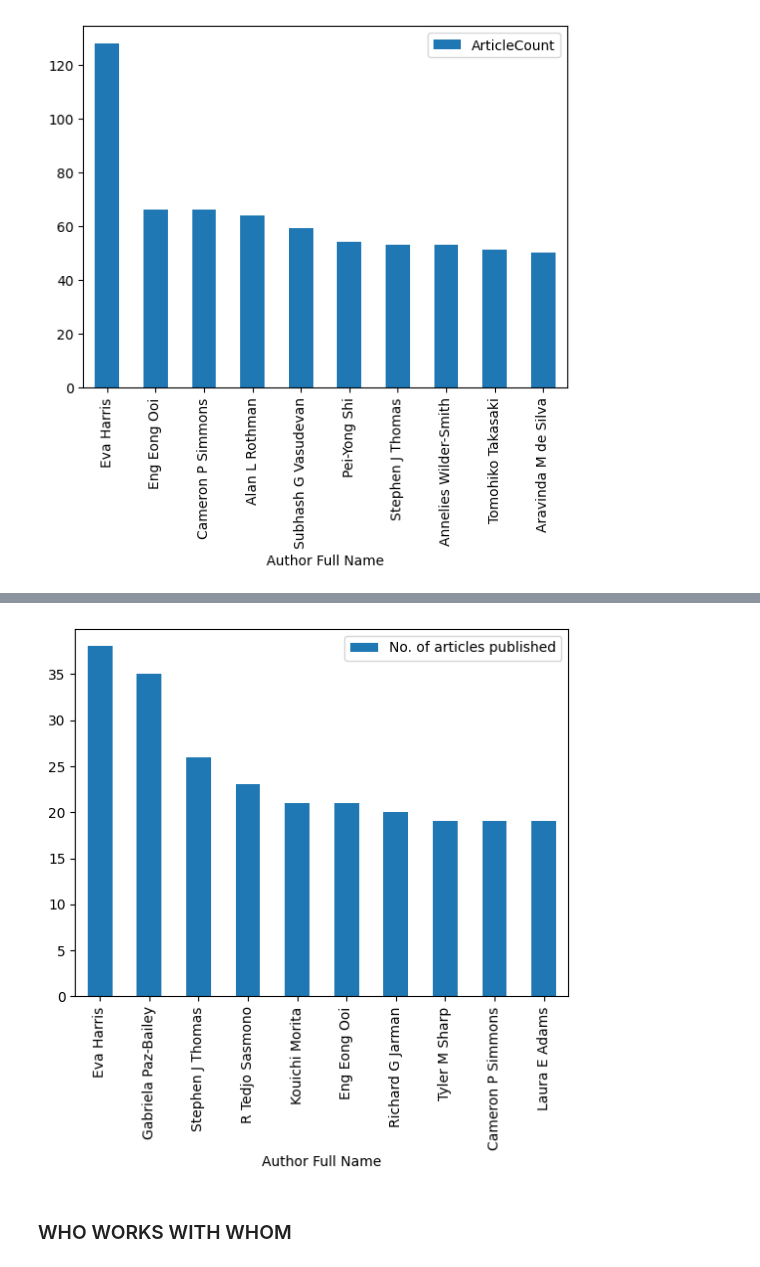
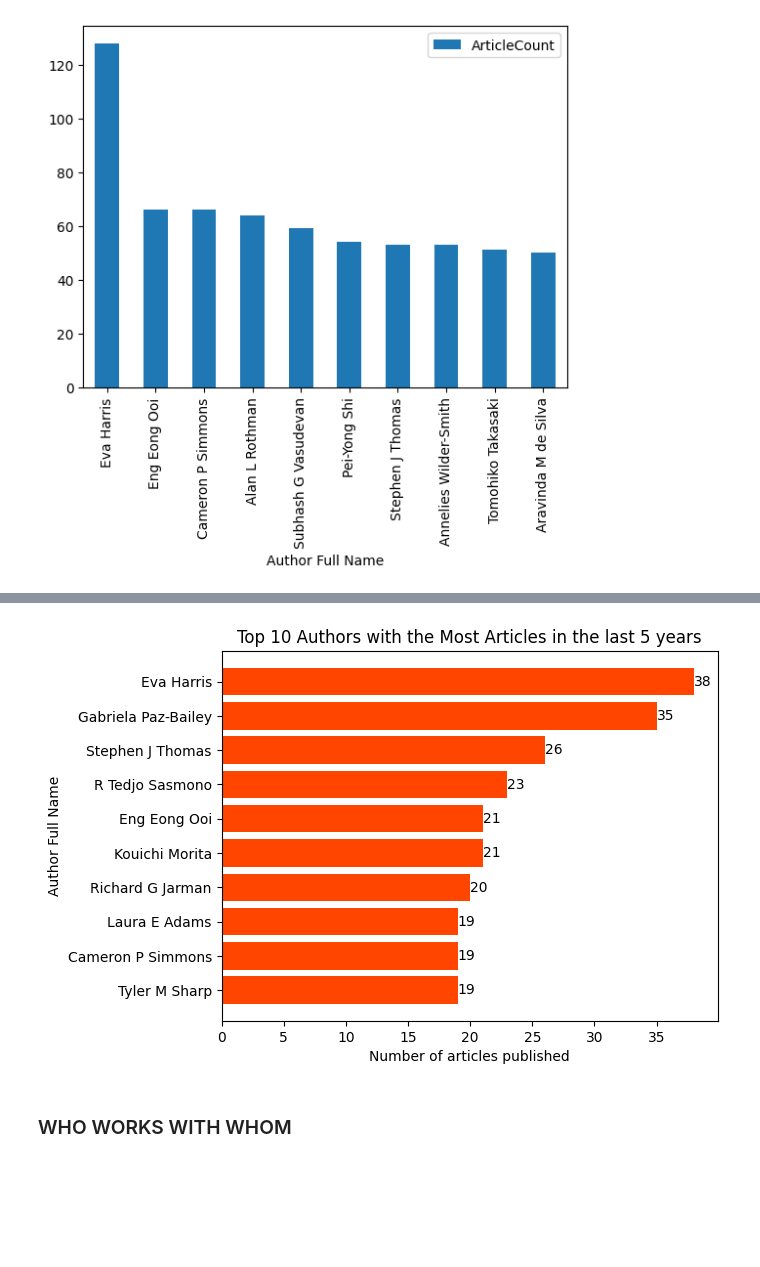
Before and after one commit to gnc506/Skills_Assessment, a Jupyter notebook: Skills_Assessment_2.ipynb, the cells around one changed output, grey strips where cells are left out. Drawn from its saved outputs; the diff is of its cells as text; code cells hidden in the pictures; blank space fills up the shorter version.

```diff
--- a/Skills_Assessment_2.ipynb
+++ b/Skills_Assessment_2.ipynb
@@ -164,8 +197,16 @@ fig.show()
-# %%
-#create bar based on the authors with the top 10 articles between 2018 and 2024
-articles_bar = top_10_articles.plot.bar(x = "Author Full Name", y = "No. of articles published")
-# %% [output]
-[figure, removed]
+# %%
+top_10_articles = top_10_articles.sort_values(by = 'No. of articles published', ascending = True)
+
+fig, ax = plt.subplots()
+bars = ax.barh(top_10_articles['Author Full Name'], top_10_articles['No. of articles published'], color='orangered')
+
+for bar, value in zip(bars, top_10_articles['No. of articles published']):
+  plt.text(bar.get_width(),bar.get_y() + bar.get_height()/2, value, ha ='left', va = 'center', color = 'black', fontsize = 10)
+  ax.set_xlabel('Number of articles published')
+  ax.set_ylabel('Author Full Name')
+  ax.set_title('Top 10 Authors with the Most Articles in the last 5 years')
+# %% [output]
+[figure, added]
 # %% [markdown]
 ### WHO WORKS WITH WHOM
 # %%
```
Also changed, not shown: parts of 5 cells of this notebook.
